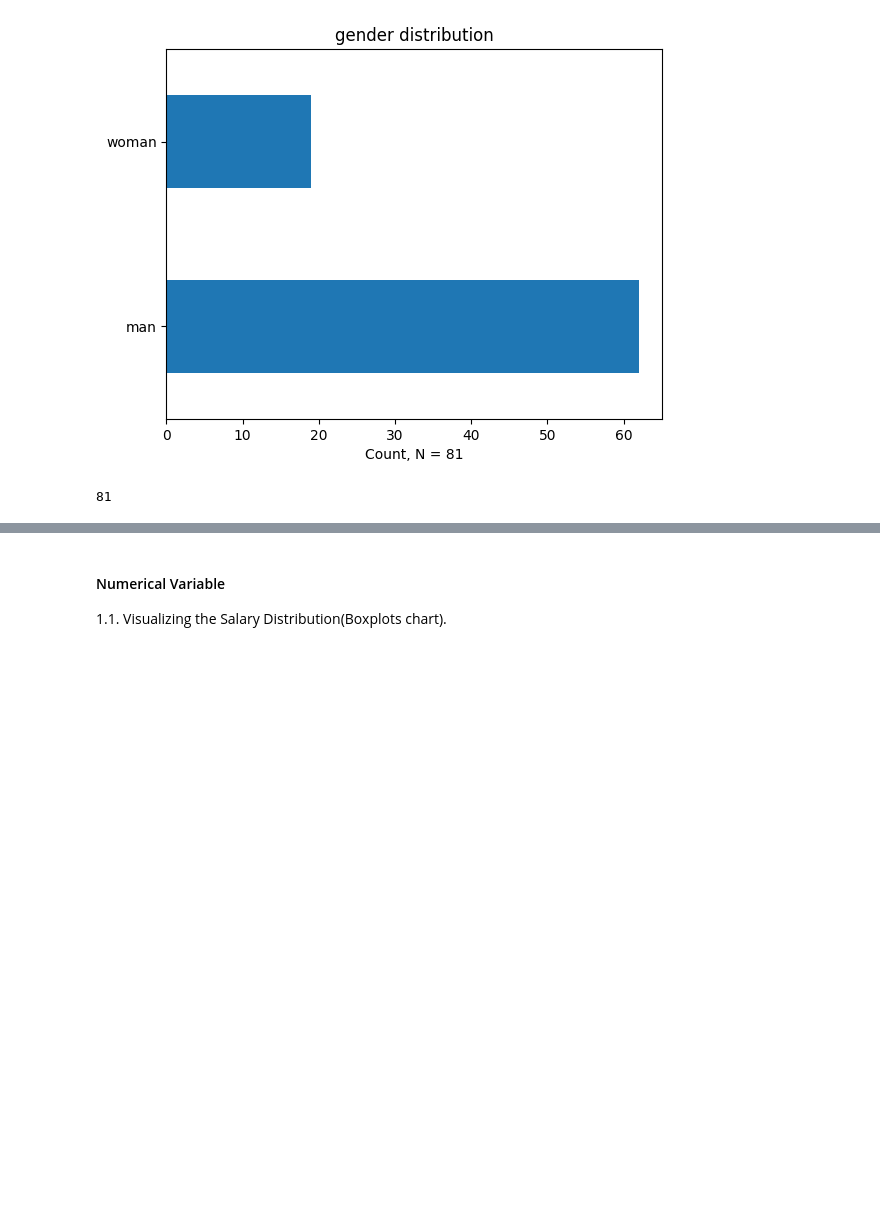
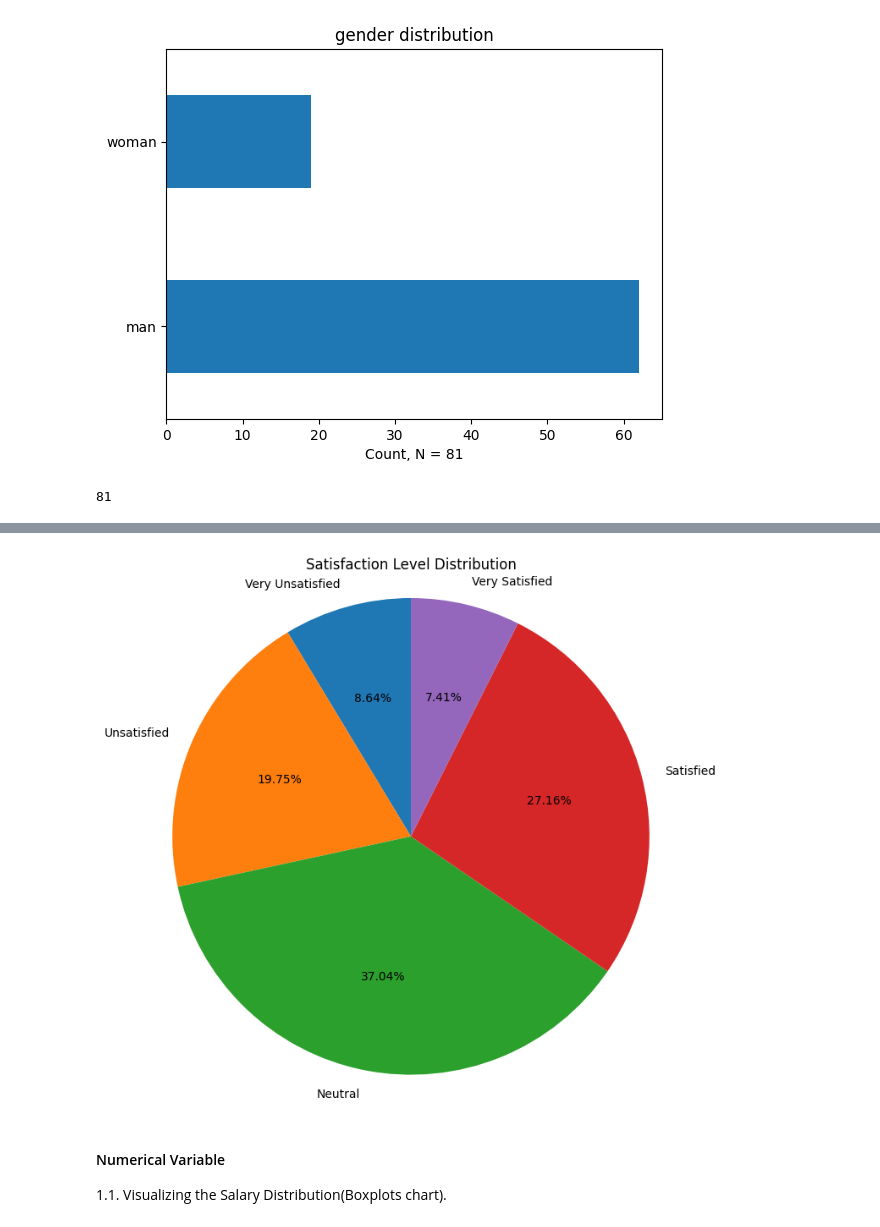
Before and after one commit to qiaoqiaozou/-Final-Project-Data-processing-, a Jupyter notebook: Analyzing_WorkPlaceSatisfactionSurveyData.ipynb, the cells around one changed output, grey strips where cells are left out. Cells and saved outputs as stored; diff of their text form; code cells hidden in the pictures; blank space fills up the shorter version.

```diff
--- a/Analyzing_WorkPlaceSatisfactionSurveyData.ipynb
+++ b/Analyzing_WorkPlaceSatisfactionSurveyData.ipynb
@@ -400,0 +403,10 @@ sum(df7['Count'])
+# %%
+# Investigate a few qualitative variables and generate frequency table(s) for their values
+df12=pd.crosstab(df['sat_management'], 'Count')
+# Labeling the index with meaningful sat_management categories
+df12.index=['Very Unsatisfied', 'Unsatisfied', 'Neutral', 'Satisfied', 'Very Satisfied']
+# Remove the name of the columns
+df12.columns.name=''
+#Calculate the percentage and add it as a new column.
+df12['Percentage'] = (df12['Count'] / df12['Count'].sum() * 100).map("{:.2f}%".format)
+df12
@@ -401,3 +420,12 @@ sum(df7['Count'])
+# %%
+plt.figure(figsize=(8, 8))
+plt.pie(df12['Count'], labels=df12.index, autopct='%1.2f%%', startangle=90)
+total_count = df12['Count'].sum()
+plt.title(f'Satisfaction Level Distribution')
+plt.axis('equal')
+plt.show()
+# %% [output]
+[figure, added]
 # %% [markdown]
 #### Numerical Variable
 1.1. Visualizing the Salary Distribution(Boxplots chart).
```
Also changed, not shown: parts of 17 cells of this notebook.
